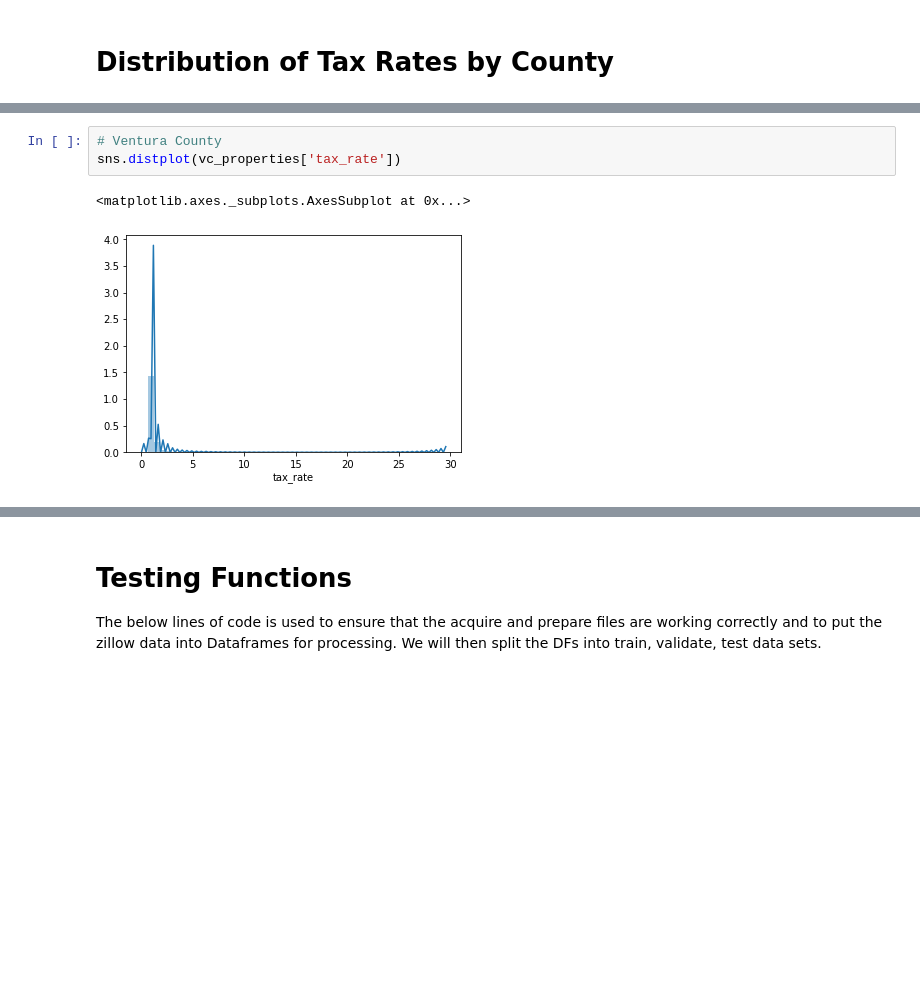
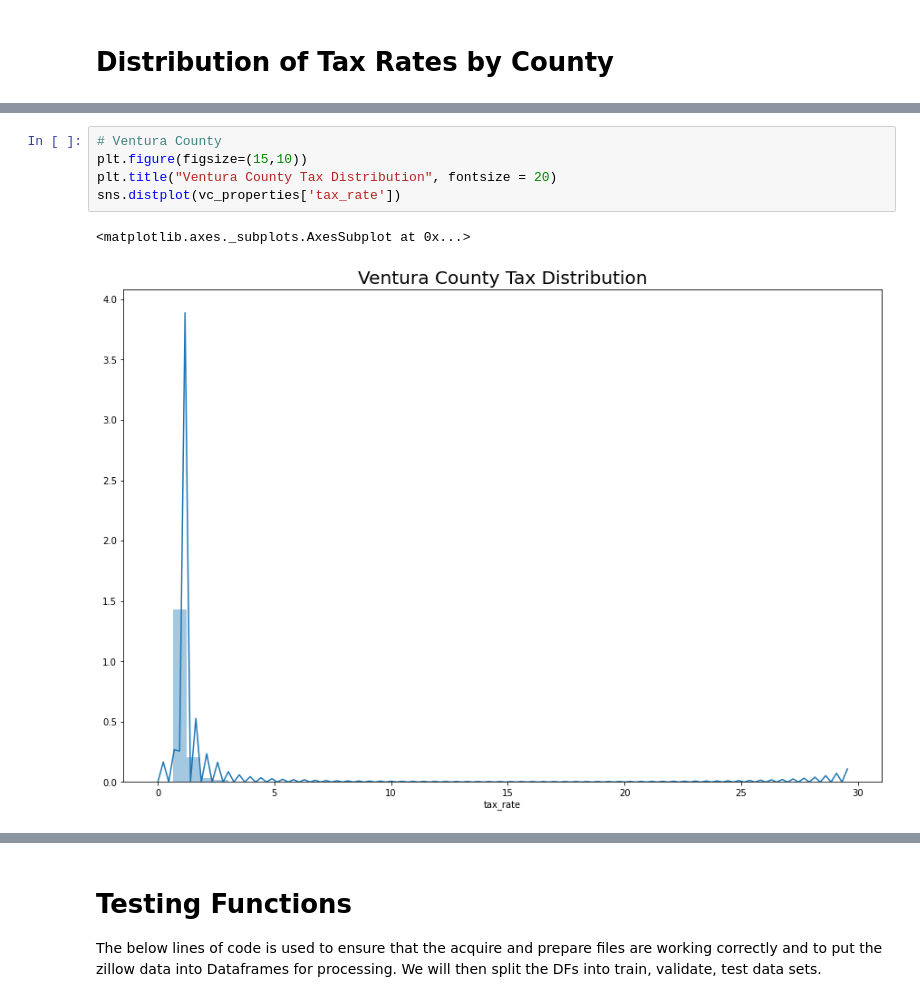
Before and after one commit to Robust-Analytics/zillow-project, a Jupyter notebook: tony_explore.ipynb, the cells around one changed output, grey strips where cells are left out. Drawn from its saved outputs; the diff is of its cells as text; blank space fills up the shorter version.

```diff
--- a/tony_explore.ipynb
+++ b/tony_explore.ipynb
@@ -86,8 +88,10 @@ sns.distplot(oc_properties['tax_rate'])
 # %%
 # Ventura County
+plt.figure(figsize=(15,10))
+plt.title("Ventura County Tax Distribution", fontsize = 20)
 sns.distplot(vc_properties['tax_rate'])
 # %% [output]
 <matplotlib.axes._subplots.AxesSubplot at 0x...>
-[figure, old version]
+[figure, new version]
 # %%
 # LA County
```
Also changed, not shown: parts of 2 cells of this notebook.
